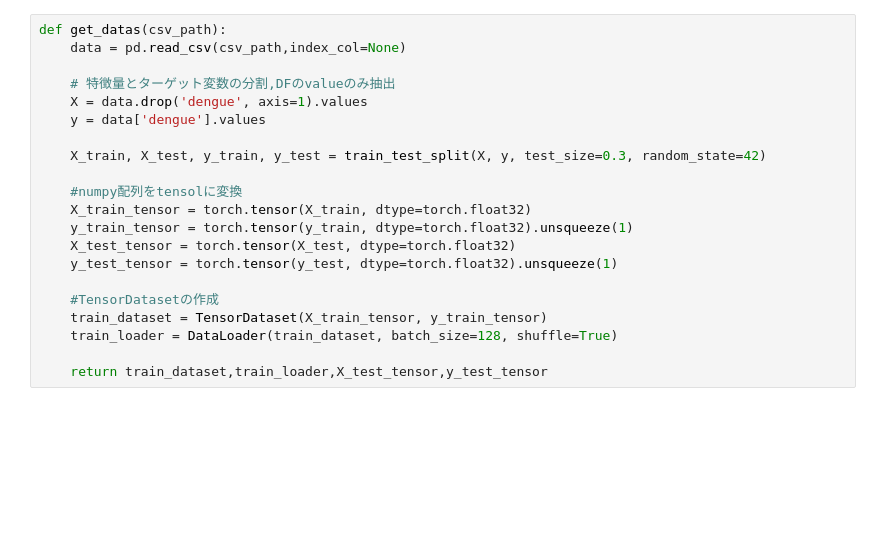
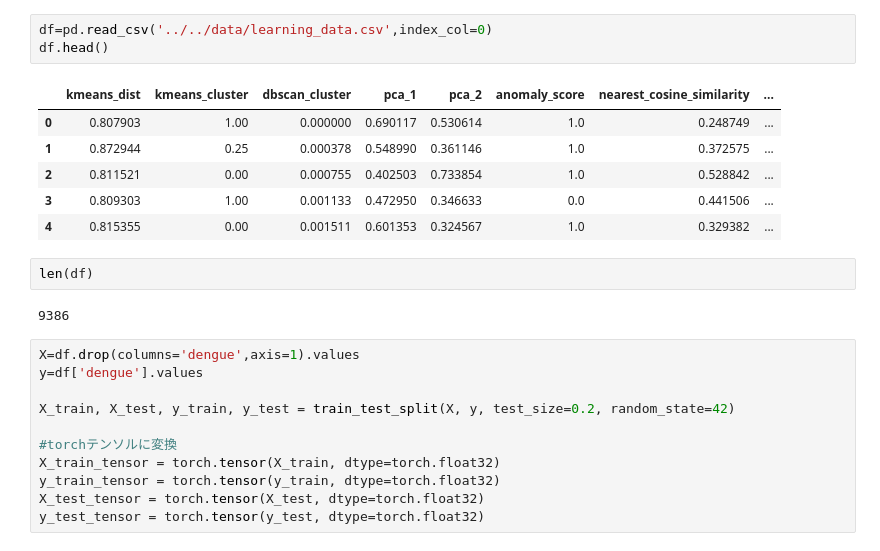
Before and after one commit to KasaharaGen/DengueFeverdetection, a Jupyter notebook: src/nn_model/nn.ipynb, the cells around one changed output. Drawn from its saved outputs; the diff is of its cells as text; blank space fills up the shorter version.

```diff
--- a/src/nn_model/nn.ipynb
+++ b/src/nn_model/nn.ipynb
@@ -17,22 +12,26 @@ from ray.air import session
+# %%
+df=pd.read_csv('../../data/learning_data.csv',index_col=0)
+df.head()
+# %% [output]
+|  | kmeans_dist | kmeans_cluster | dbscan_cluster | pca_1 | pca_2 | anomaly_score | nearest_cosine_similarity | ... |
+| 0 | 0.807903 | 1.00 | 0.000000 | 0.690117 | 0.530614 | 1.0 | 0.248749 | ... |
+| 1 | 0.872944 | 0.25 | 0.000378 | 0.548990 | 0.361146 | 1.0 | 0.372575 | ... |
+| 2 | 0.811521 | 0.00 | 0.000755 | 0.402503 | 0.733854 | 1.0 | 0.528842 | ... |
+| 3 | 0.809303 | 1.00 | 0.001133 | 0.472950 | 0.346633 | 0.0 | 0.441506 | ... |
+| 4 | 0.815355 | 0.00 | 0.001511 | 0.601353 | 0.324567 | 1.0 | 0.329382 | ... |
+# %%
+len(df)
+# %% [output]
+9386
 # %%
-def get_datas(csv_path):
-    data = pd.read_csv(csv_path,index_col=None)
+X=df.drop(columns='dengue',axis=1).values
+y=df['dengue'].values
 
-    # 特徴量とターゲット変数の分割,DFのvalueのみ抽出
-    X = data.drop('dengue', axis=1).values
-    y = data['dengue'].values
+X_train, X_test, y_train, y_test = train_test_split(X, y, test_size=0.2, random_state=42)
 
-    X_train, X_test, y_train, y_test = train_test_split(X, y, test_size=0.3, random_state=42)
-
-    #numpy配列をtensolに変換
-    X_train_tensor = torch.tensor(X_train, dtype=torch.float32)
-    y_train_tensor = torch.tensor(y_train, dtype=torch.float32).unsqueeze(1)
-    X_test_tensor = torch.tensor(X_test, dtype=torch.float32)
-    y_test_tensor = torch.tensor(y_test, dtype=torch.float32).unsqueeze(1)
-
-    #TensorDatasetの作成
-    train_dataset = TensorDataset(X_train_tensor, y_train_tensor)
-    train_loader = DataLoader(train_dataset, batch_size=128, shuffle=True)
-
-    return train_dataset,train_loader,X_test_tensor,y_test_tensor
+#torchテンソルに変換
+X_train_tensor = torch.tensor(X_train, dtype=torch.float32)
+y_train_tensor = torch.tensor(y_train, dtype=torch.float32)
+X_test_tensor = torch.tensor(X_test, dtype=torch.float32)
+y_test_tensor = torch.tensor(y_test, dtype=torch.float32)
 # %%
```
Also changed, not shown: parts of 14 cells of this notebook, 12 other files.
